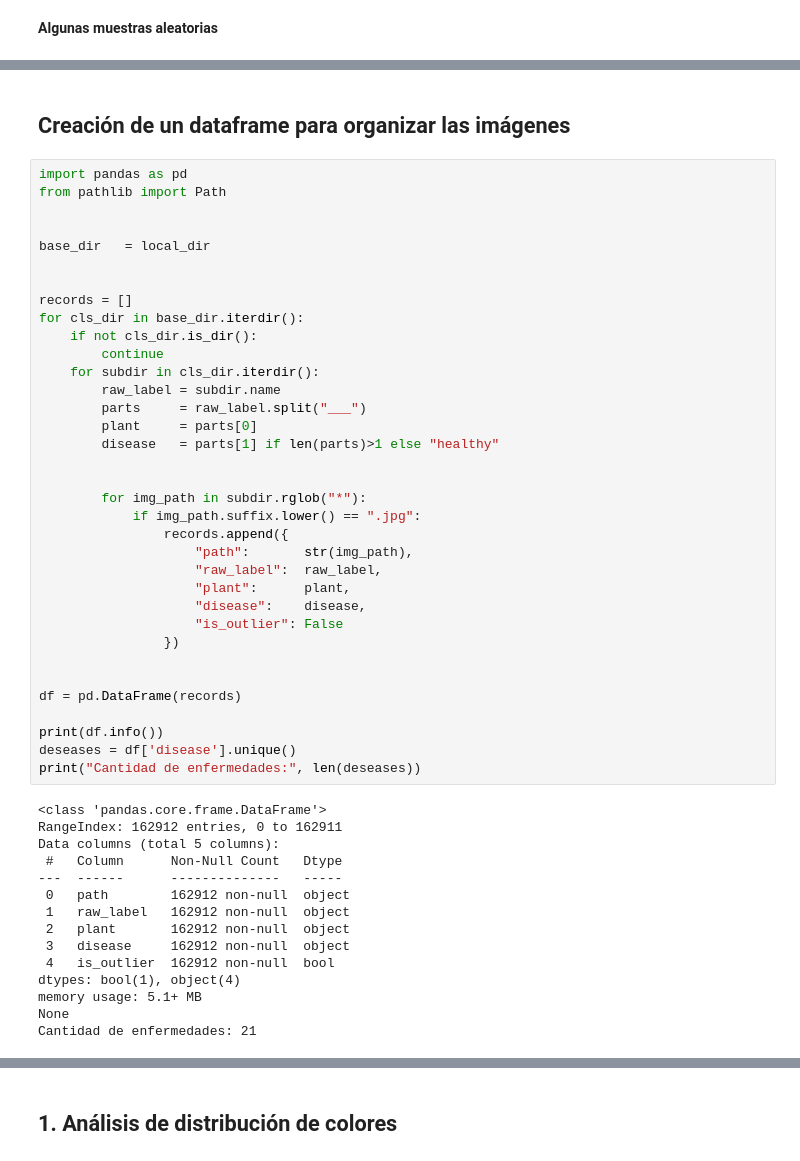
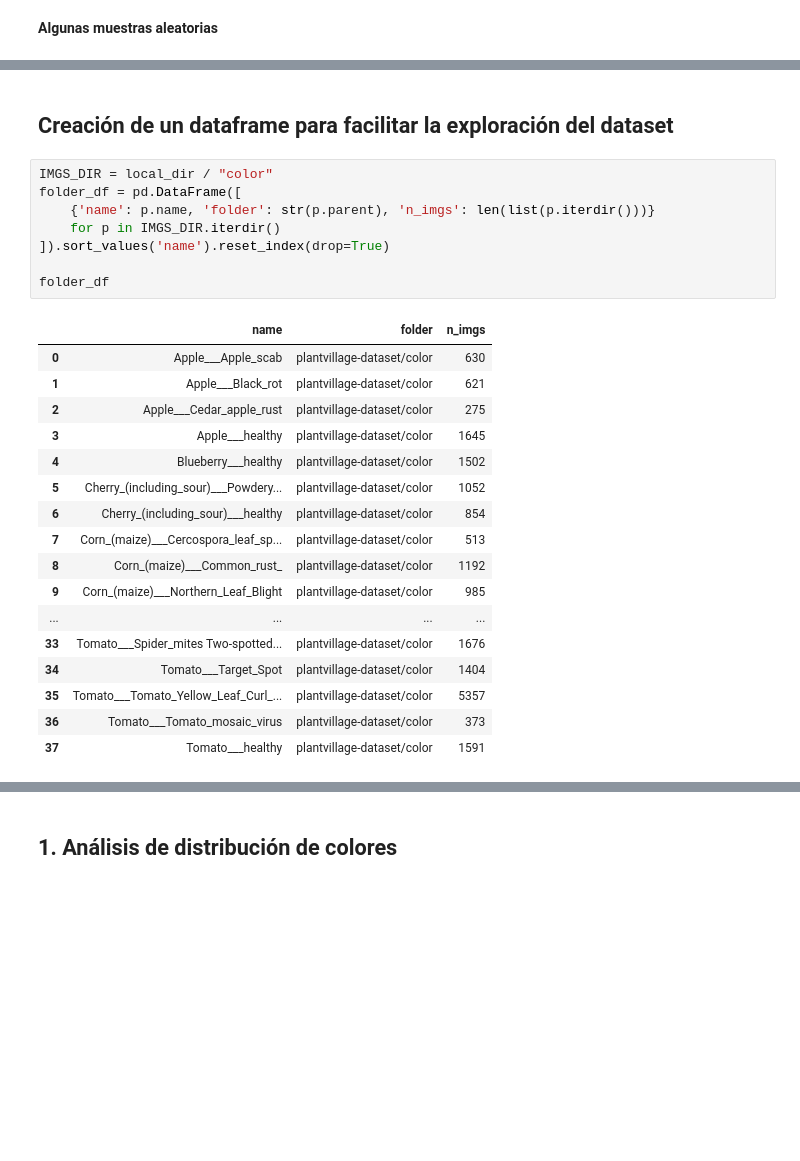
Before and after one commit to gramoscelli/VpC_TP_2025_Co19, a Jupyter notebook: 1.EDA.ipynb, the cells around one changed output, grey strips where cells are left out. Cells and saved outputs as stored; diff of their text form; blank space fills up the shorter version.

```diff
--- a/1.EDA.ipynb
+++ b/1.EDA.ipynb
@@ -84,52 +104,28 @@ show_random_samples(9)
 # %% [markdown]
-## Creación de un dataframe para organizar las imágenes
+## Creación de un dataframe para facilitar la exploración del dataset
-# %%
-import pandas as pd
-from pathlib import Path
-
-
-base_dir   = local_dir
-
-
-records = []
-for cls_dir in base_dir.iterdir():
-    if not cls_dir.is_dir():
-        continue
-    for subdir in cls_dir.iterdir():
-        raw_label = subdir.name
-        parts     = raw_label.split("___")
-        plant     = parts[0]
-        disease   = parts[1] if len(parts)>1 else "healthy"
-
-
-        for img_path in subdir.rglob("*"):
-            if img_path.suffix.lower() == ".jpg":
-                records.append({
-                    "path":       str(img_path),
-                    "raw_label":  raw_label,
-                    "plant":      plant,
-                    "disease":    disease,
-                    "is_outlier": False
-                })
-
-
-df = pd.DataFrame(records)
-
-print(df.info())
-deseases = df['disease'].unique()
-print("Cantidad de enfermedades:", len(deseases))
-# %% [output]
-<class 'pandas.core.frame.DataFrame'>
-RangeIndex: 162912 entries, 0 to 162911
-Data columns (total 5 columns):
- #   Column      Non-Null Count   Dtype
----  ------      --------------   -----
- 0   path        162912 non-null  object
- 1   raw_label   162912 non-null  object
- 2   plant       162912 non-null  object
- 3   disease     162912 non-null  object
- 4   is_outlier  162912 non-null  bool
-dtypes: bool(1), object(4)
-memory usage: 5.1+ MB
-None
-Cantidad de enfermedades: 21
+# %%
+IMGS_DIR = local_dir / "color"
+folder_df = pd.DataFrame([
+    {'name': p.name, 'folder': str(p.parent), 'n_imgs': len(list(p.iterdir()))}
+    for p in IMGS_DIR.iterdir()
+]).sort_values('name').reset_index(drop=True)
+
+folder_df
+# %% [output]
+|  | name | folder | n_imgs |
+| 0 | Apple___Apple_scab | plantvillage-dataset/color | 630 |
+| 1 | Apple___Black_rot | plantvillage-dataset/color | 621 |
+| 2 | Apple___Cedar_apple_rust | plantvillage-dataset/color | 275 |
+| 3 | Apple___healthy | plantvillage-dataset/color | 1645 |
+| 4 | Blueberry___healthy | plantvillage-dataset/color | 1502 |
+| 5 | Cherry_(including_sour)___Powdery... | plantvillage-dataset/color | 1052 |
+| 6 | Cherry_(including_sour)___healthy | plantvillage-dataset/color | 854 |
+| 7 | Corn_(maize)___Cercospora_leaf_sp... | plantvillage-dataset/color | 513 |
+| 8 | Corn_(maize)___Common_rust_ | plantvillage-dataset/color | 1192 |
+| 9 | Corn_(maize)___Northern_Leaf_Blight | plantvillage-dataset/color | 985 |
+| ... | ... | ... | ... |
+| 33 | Tomato___Spider_mites Two-spotted... | plantvillage-dataset/color | 1676 |
+| 34 | Tomato___Target_Spot | plantvillage-dataset/color | 1404 |
+| 35 | Tomato___Tomato_Yellow_Leaf_Curl_... | plantvillage-dataset/color | 5357 |
+| 36 | Tomato___Tomato_mosaic_virus | plantvillage-dataset/color | 373 |
+| 37 | Tomato___healthy | plantvillage-dataset/color | 1591 |
```
Also changed, not shown: parts of 23 cells of this notebook, 2 other files.
